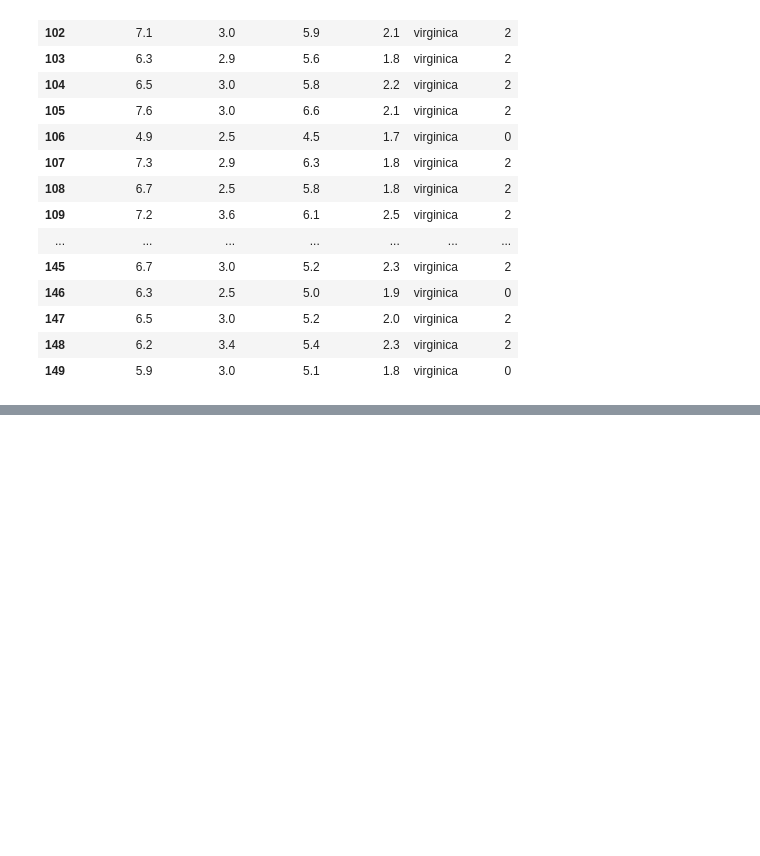
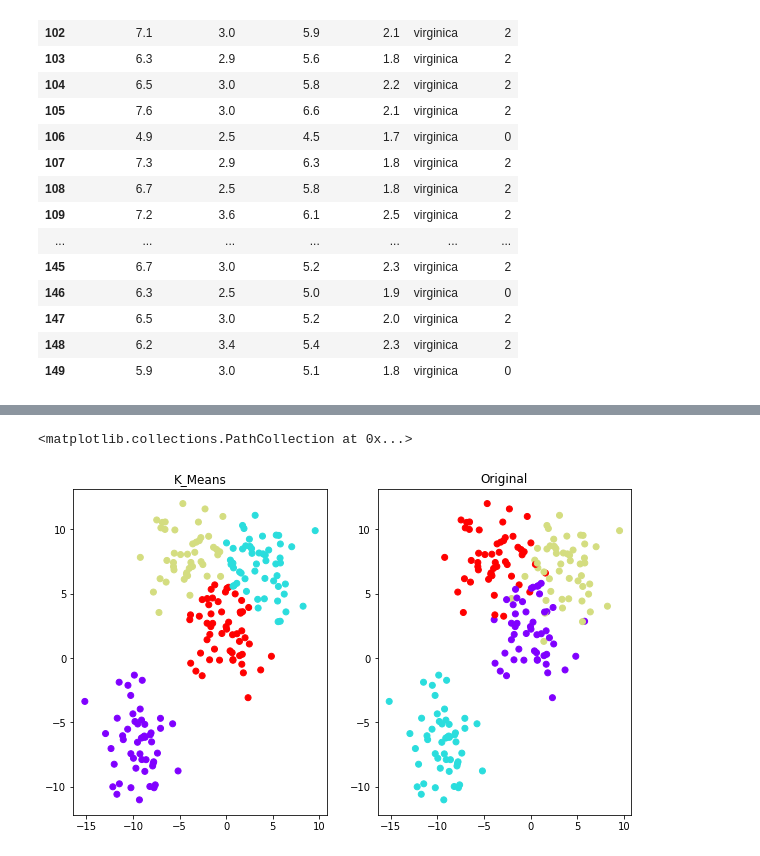
Before and after one commit to ridhoaryo/modul3_k_mean_clust, a Jupyter notebook: materi_K_means_clustering.ipynb, the cells around one changed output, grey strips where cells are left out. Saved outputs shown, nothing was run; the diff lists cells and outputs as text; code cells hidden in the pictures; blank space fills up the shorter version.

```diff
--- a/materi_K_means_clustering.ipynb
+++ b/materi_K_means_clustering.ipynb
@@ -433,0 +659,2 @@ iris3[iris3['species']=='virginica']
+# %%
+kblobs = KMeans(n_clusters=4, random_state=5)
@@ -433,0 +698,3 @@ iris3[iris3['species']=='virginica']
+# %%
+df['cluster'] = kblobs.labels_
+df
@@ -433,0 +735,9 @@ iris3[iris3['species']=='virginica']
+# %%
+fig, (ax1, ax2) = plt.subplots(1,2,figsize=(10,6))
+ax1.set_title('K_Means')
+ax1.scatter(df['feature 1'], df['feature 2'],c=df['cluster'],cmap='rainbow')
+ax2.set_title('Original')
+ax2.scatter(df['feature 1'], df['feature 2'],c=df['category'],cmap='rainbow')
+# %% [output]
+<matplotlib.collections.PathCollection at 0x...>
+[figure, added]
```
Also changed, not shown: parts of 27 cells of this notebook.
